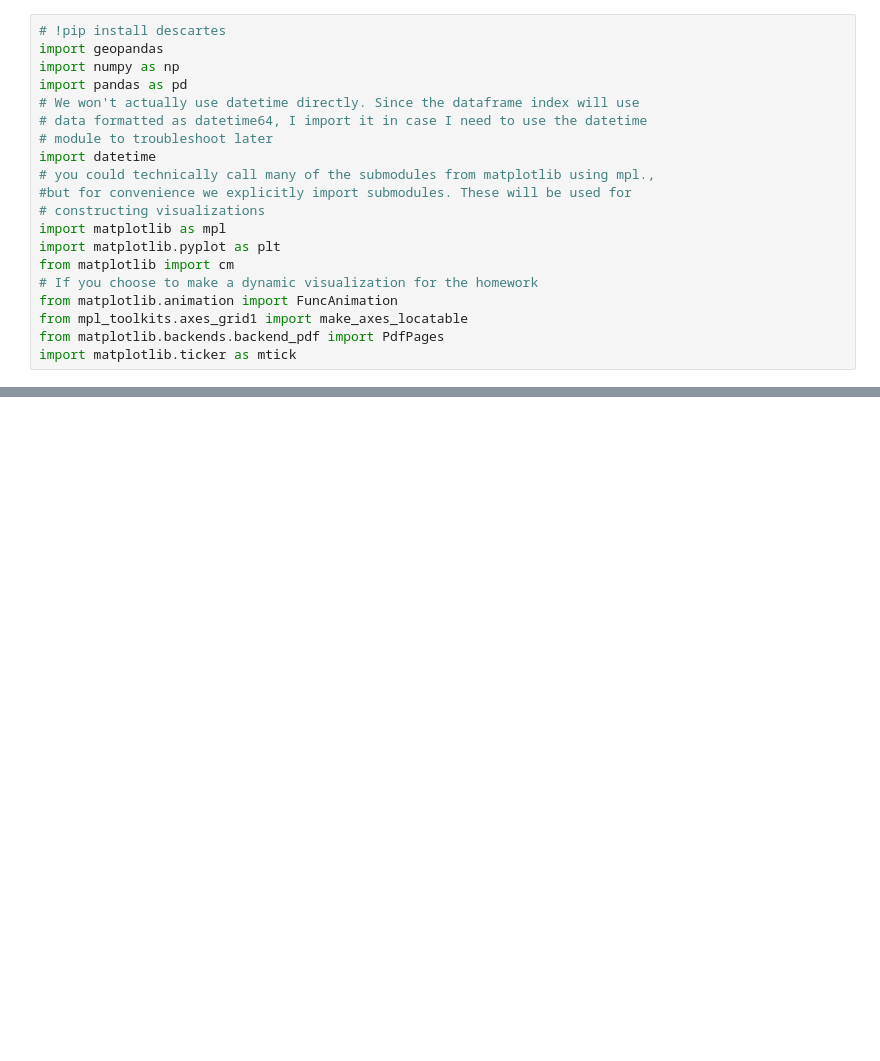
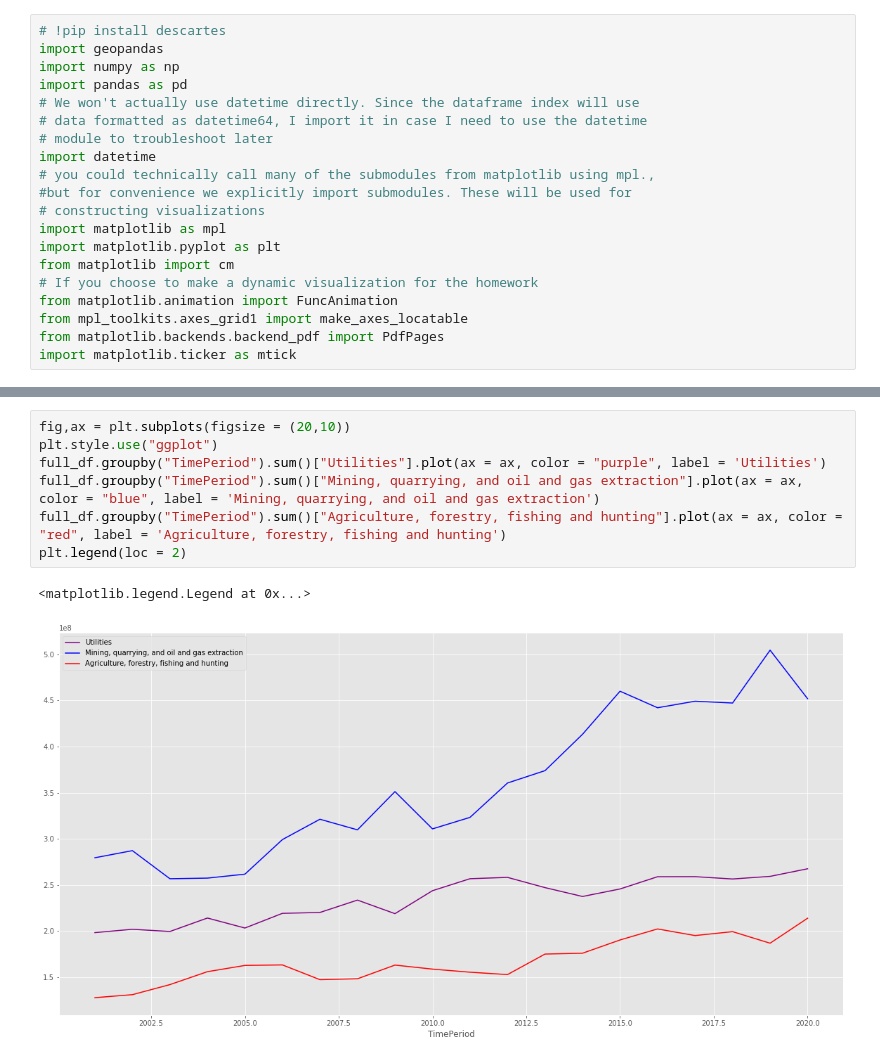
Before and after one commit to priyankadavis/Projects, a Jupyter notebook: BEA County GDP Decomposed For Priyanka.ipynb, the cells around one changed output, grey strips where cells are left out. Saved outputs shown, nothing was run; the diff lists cells and outputs as text; blank space fills up the shorter version.

```diff
--- a/BEA County GDP Decomposed For Priyanka.ipynb
+++ b/BEA County GDP Decomposed For Priyanka.ipynb
@@ -541,0 +556,10 @@ g = sns.pairplot(full_df.reset_index().groupby(["GeoFips"]).rolling(4).mean()[["
+# %%
+fig,ax = plt.subplots(figsize = (20,10))
+plt.style.use("ggplot")
+full_df.groupby("TimePeriod").sum()["Utilities"].plot(ax = ax, color = "purple", label = 'Utilities')
+full_df.groupby("TimePeriod").sum()["Mining, quarrying, and oil and gas extraction"].plot(ax = ax, color = "blue", label = 'Mining, quarrying, and oil and gas extraction')
+full_df.groupby("TimePeriod").sum()["Agriculture, forestry, fishing and hunting"].plot(ax = ax, color = "red", label = 'Agriculture, forestry, fishing and hunting')
+plt.legend(loc = 2)
+# %% [output]
+<matplotlib.legend.Legend at 0x...>
+[figure, added]
```
Also changed, not shown: parts of 66 cells of this notebook.
